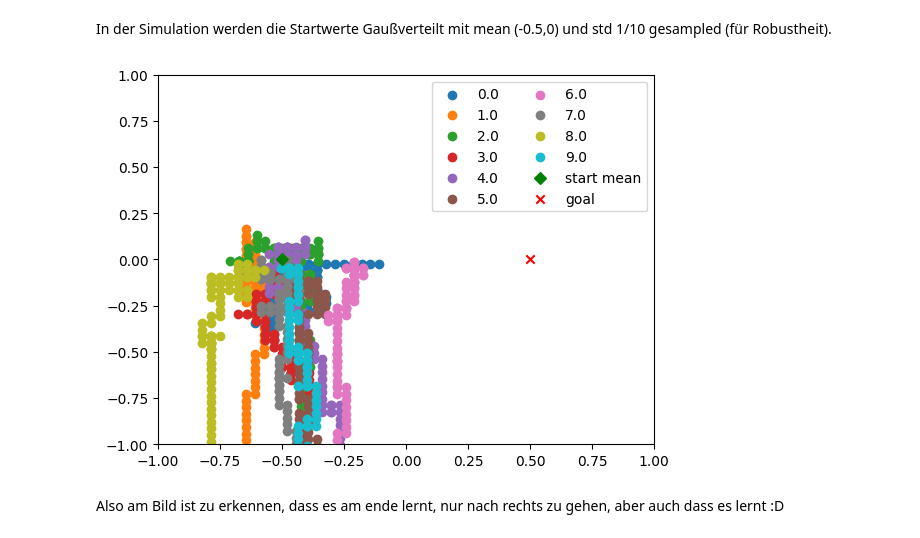
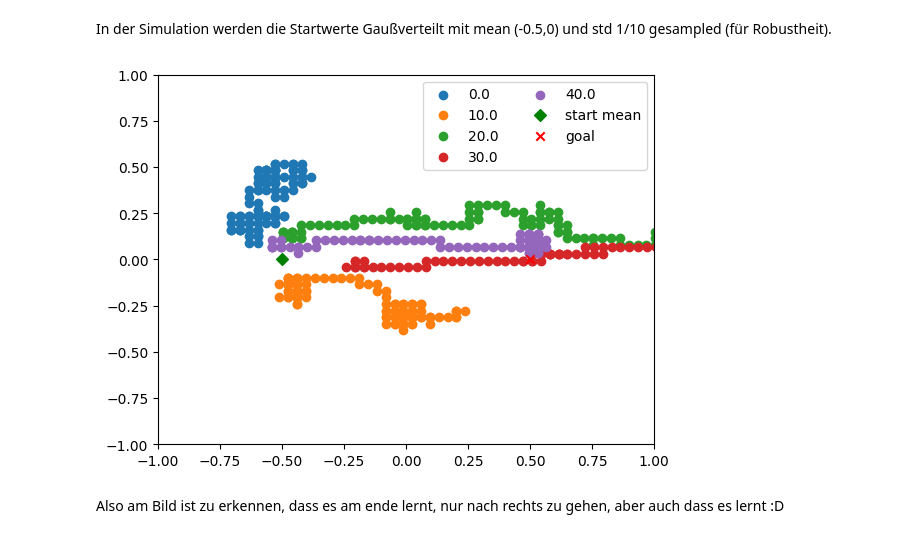
Before and after one commit to EvanderCorvus/AgentSimulation, a Jupyter notebook: main.ipynb, the cells around one changed output. Saved outputs shown, nothing was run; the diff lists cells and outputs as text; code cells hidden in the pictures.

```diff
--- a/main.ipynb
+++ b/main.ipynb
@@ -16,7 +16,7 @@ Jede Episode hat eine vorgegebene anzahl an schritten, und ein Agent wird über
 # %%
 #hyperparameters
 batch_size = 256
-epoch = 10
+epoch = 40
 t_update = 10
 g = 0.6
 max_steps = 100
@@ -90,7 +90,7 @@ Um den Lernprozess zu stabilisieren, wird ein target Network benutzt, welches nu
 Das Kraftfeld hier ist F=(-y,0) aber es wird gar nicht in der reward funktion eingebracht also noch ist das keine nützliche Infomation für das NN.
 # %%
 #Simulation Setup
-def episode(agent,t_agent,t_update, max_steps,g,optimizer):
+def episode(agent,t_agent,t_update, max_steps,g,optimizer,e):
 
     X,Y = agent.x,agent.y
     for dT in range(max_steps):
@@ -102,7 +102,6 @@ def episode(agent,t_agent,t_update, max_steps,g,optimizer):
 
         state = tr.stack([agent.x, agent.y, -tr.abs(agent.y), tr.zeros(agent.x.shape[0],dtype=tr.float).to(device)],dim=1) #state
         Q1 = agent.forward(state)
-        e = 1-dT/max_steps #epsilon greedy
         agent.move(Q1,e)
 
         state2 = tr.stack([agent.x, agent.y, -tr.abs(agent.y), tr.zeros(agent.x.shape[0],dtype=tr.float).to(device)],dim=1) #state
@@ -141,33 +140,36 @@ In der Simulation werden die Startwerte Gaußverteilt mit mean (-0.5,0) und std
 # %%
 #Simulation
 mu, sig = -0.5, 0.1
 x = tr.randn(batch_size, dtype=tr.float).to(device)*sig + mu
 y = tr.randn(batch_size, dtype=tr.float).to(device)*sig
 agent = Agent(x,y).to(device)
 
 t_agent = Agent(x,y).to(device)
 t_agent.load_state_dict(agent.state_dict()) #copies weights from agent to t_agent
 t_agent.eval()
 
 
 optimizer = tr.optim.Adam(agent.parameters(), lr=0.001)
 
 for i in range(epoch):
-    X,Y = episode(agent, t_agent, t_update = t_update, max_steps = max_steps, g=g, optimizer=optimizer)
+    e =1-i/epoch
+    X,Y = episode(agent, t_agent, t_update = t_update, max_steps = max_steps, g=g, optimizer=optimizer,e=e)
     agent.x = tr.randn(batch_size, dtype=tr.float).to(device)*sig + mu
     agent.y = tr.randn(batch_size, dtype=tr.float).to(device)*sig
-    x,y = X[0].detach().to('cpu').numpy(),Y[0].detach().to('cpu').numpy()
 
-    plt.scatter(x,y,label=float(i))#,c=np.arange(len(x)),cmap='viridis')
+
+    if i%10 == 0:
+        x,y = X[0].detach().to('cpu').numpy(),Y[0].detach().to('cpu').numpy()
+        plt.scatter(x,y,label=int(i))#,c=np.arange(len(x)),cmap='viridis')
 
 
 plt.xlim(-1,1)
 plt.ylim(-1,1)
 plt.scatter(-0.5,0,c='g',label='start mean',marker='D')
 plt.scatter(0.5,0,c='r',label='goal',marker='x')
 plt.legend(ncol=2,loc='best')
 plt.show()
 # %% [output]
-[figure, old version]
+[figure, new version]
 # %% [markdown]
 Also am Bild ist zu erkennen, dass es am ende lernt, nur nach rechts zu gehen, aber auch dass es lernt :D
```
